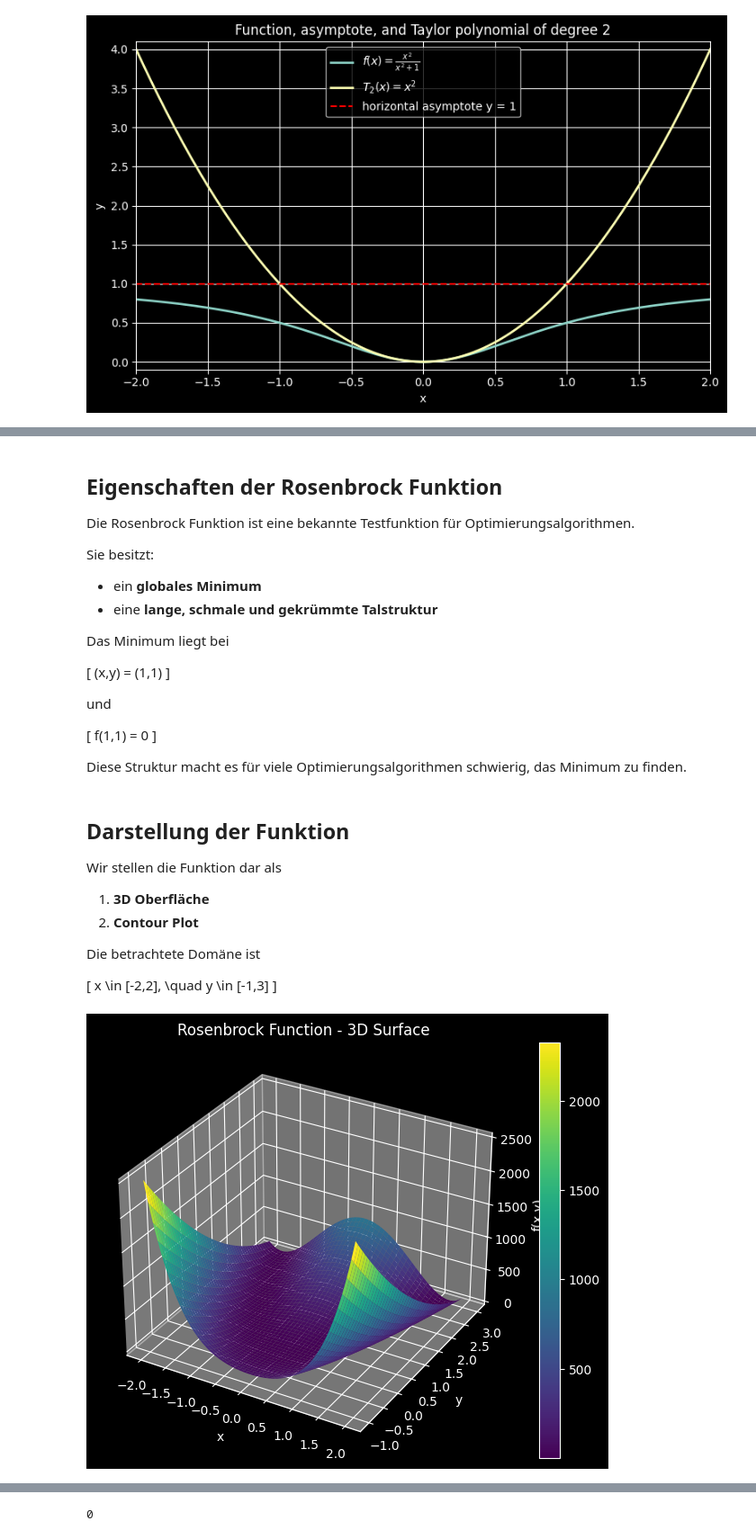
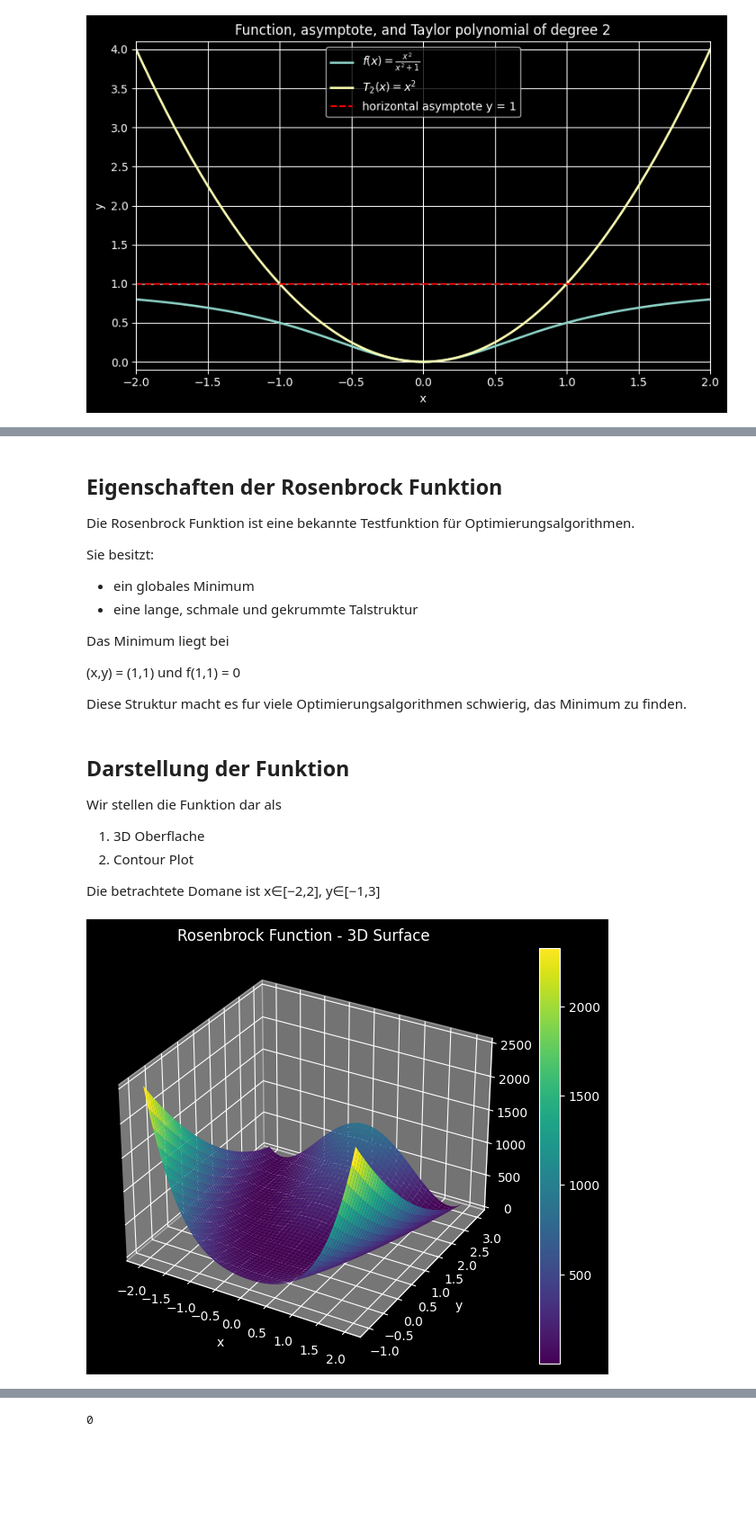
Before and after one commit to MalinaDumitrescu/numerical-analysis, a Jupyter notebook: Lab1_Plotting_Real_Functions.ipynb, the cells around one changed output, grey strips where cells are left out. Shown at 90% size. Saved outputs shown, nothing was run; the diff lists cells and outputs as text; code cells hidden in the pictures; blank space fills up the shorter version.

```diff
--- a/Lab1_Plotting_Real_Functions.ipynb
+++ b/Lab1_Plotting_Real_Functions.ipynb
@@ -213,22 +181,14 @@ Die Rosenbrock Funktion ist eine bekannte Testfunktion für Optimierungsalgorith
 
 Sie besitzt:
 
-- ein **globales Minimum**
-- eine **lange, schmale und gekrümmte Talstruktur**
+- ein globales Minimum
+- eine lange, schmale und gekrummte Talstruktur
 
 Das Minimum liegt bei
 
-\[
-(x,y) = (1,1)
-\]
+(x,y) = (1,1) und f(1,1) = 0
 
-und
-
-\[
-f(1,1) = 0
-\]
-
-Diese Struktur macht es für viele Optimierungsalgorithmen schwierig, das Minimum zu finden.
+Diese Struktur macht es fur viele Optimierungsalgorithmen schwierig, das Minimum zu finden.
 # %%
 import numpy as np
 import matplotlib.pyplot as plt
@@ -247,31 +207,26 @@ Z = rosenbrock(X, Y)
 
 Wir stellen die Funktion dar als
 
-1. **3D Oberfläche**
-2. **Contour Plot**
+1. 3D Oberflache
+2. Contour Plot
 
-Die betrachtete Domäne ist
-
-\[
-x \in [-2,2], \quad y \in [-1,3]
-\]
+Die betrachtete Domane ist x∈[−2,2], y∈[−1,3]
 # %%
 fig = plt.figure(figsize=(8,6))
 
 ax = fig.add_subplot(111, projection='3d')
 
 surf = ax.plot_surface(X, Y, Z, cmap=cm.viridis, linewidth=0)
 
 ax.set_title("Rosenbrock Function - 3D Surface")
 ax.set_xlabel("x")
 ax.set_ylabel("y")
-ax.set_zlabel("f(x,y)")
 
 fig.colorbar(surf)
 
 plt.show()
 # %% [output]
-[figure, old version]
+[figure, new version]
 # %%
 plt.figure(figsize=(7,5))
 
```
Also changed, not shown: parts of 14 cells of this notebook, 1 other file.
